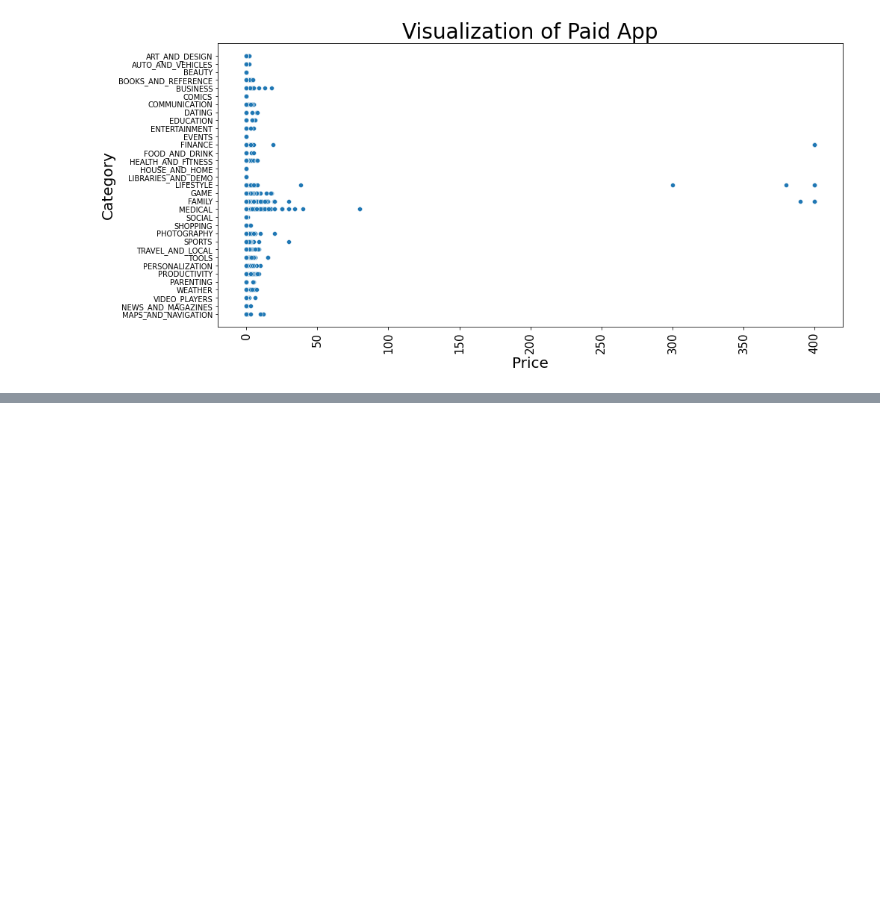
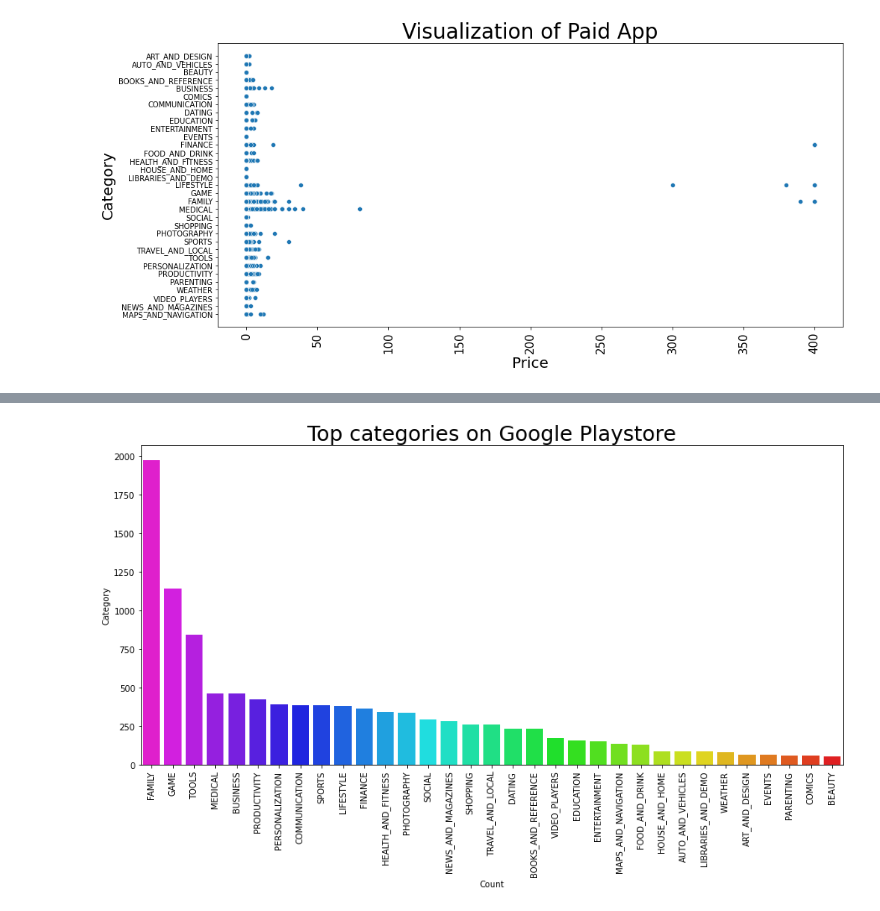
Before and after one commit to MrVishalKumbhar/Google_Play_Store_Review, a Jupyter notebook: Google_platstore_review.ipynb, the cells around one changed output, grey strips where cells are left out. Cells and saved outputs as stored; diff of their text form; code cells hidden in the pictures; blank space fills up the shorter version.

```diff
--- a/Google_platstore_review.ipynb
+++ b/Google_platstore_review.ipynb
@@ -463,0 +473,16 @@ array(['ART_AND_DESIGN', 'AUTO_AND_VEHICLES', 'BEAUTY',
+# %%
+x = df['Category'].value_counts().index
+y = df['Category'].value_counts()
+xsis = []
+ysis = []
+for i in range(len(x)):
+    xsis.append(x[i])
+    ysis.append(y[i])
+
+plt.xlabel("Count")
+plt.ylabel("Category")
+plt.xticks(rotation = 90)
+graph = sns.barplot(x = xsis, y = ysis, palette= "gist_rainbow_r")
+graph.set_title("Top categories on Google Playstore", fontsize = 25);
+# %% [output]
+[figure, added]
```
Also changed, not shown: parts of 3 cells of this notebook.
